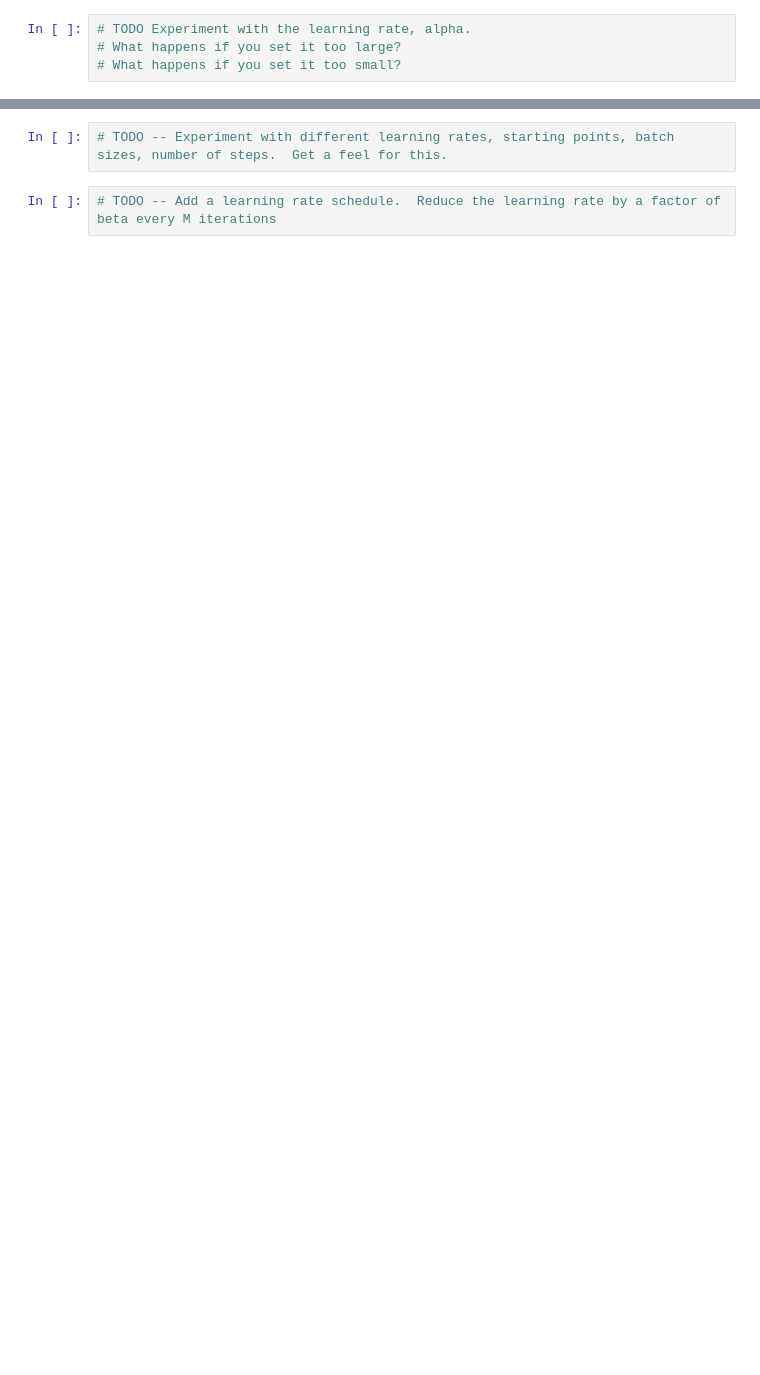
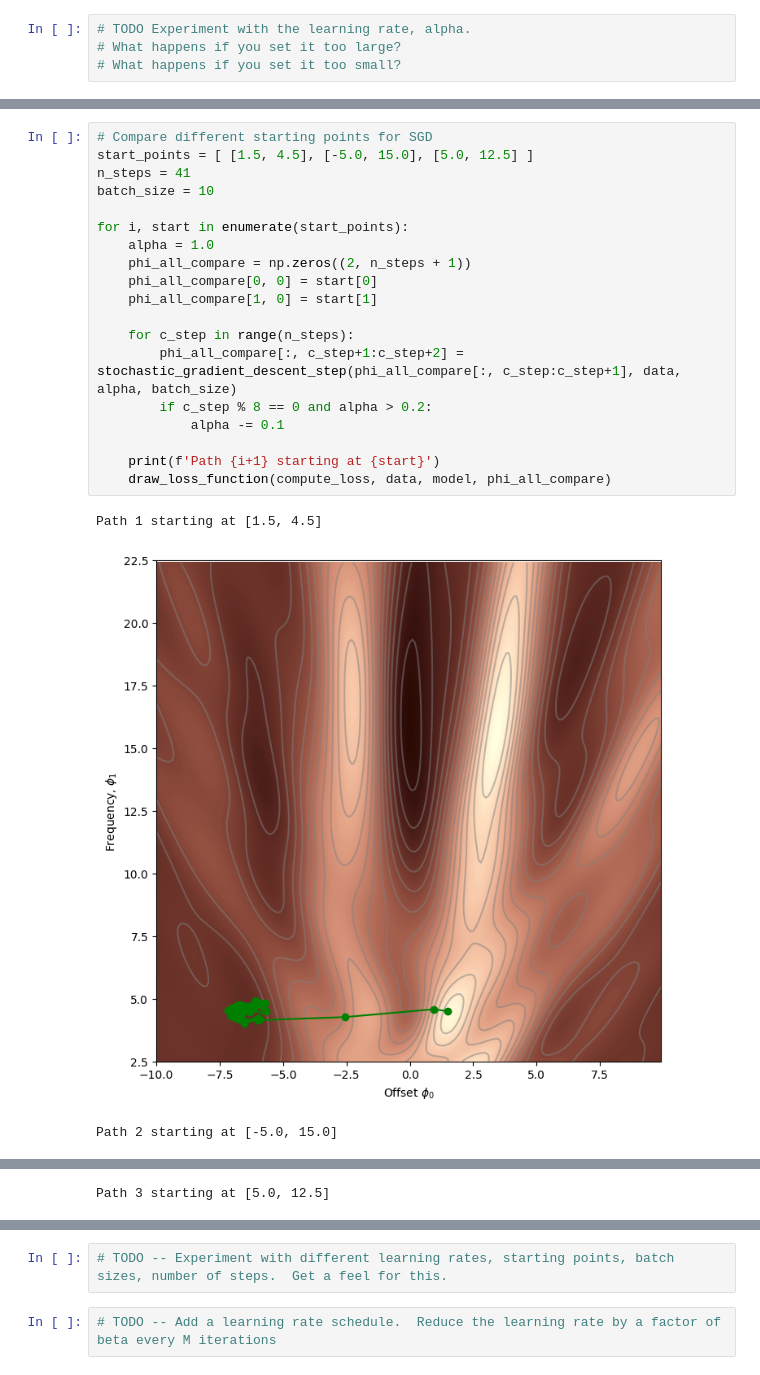
Before and after one commit to FrankHolzkamp/udlbook, a Jupyter notebook: Notebooks/Chap06/6_3_Stochastic_Gradient_Descent.ipynb, the cells around one changed output, grey strips where cells are left out. Cells and saved outputs as stored; diff of their text form; blank space fills up the shorter version.

```diff
--- a/Notebooks/Chap06/6_3_Stochastic_Gradient_Descent.ipynb
+++ b/Notebooks/Chap06/6_3_Stochastic_Gradient_Descent.ipynb
@@ -311,0 +365,23 @@ draw_loss_function(compute_loss, data, model,phi_all)
+# %%
+# Compare different starting points for SGD
+start_points = [ [1.5, 4.5], [-5.0, 15.0], [5.0, 12.5] ]
+n_steps = 41
+batch_size = 10
+
+for i, start in enumerate(start_points):
+    alpha = 1.0
+    phi_all_compare = np.zeros((2, n_steps + 1))
+    phi_all_compare[0, 0] = start[0]
+    phi_all_compare[1, 0] = start[1]
+
+    for c_step in range(n_steps):
+        phi_all_compare[:, c_step+1:c_step+2] = stochastic_gradient_descent_step(phi_all_compare[:, c_step:c_step+1], data, alpha, batch_size)
+        if c_step % 8 == 0 and alpha > 0.2:
+            alpha -= 0.1
+
+    print(f'Path {i+1} starting at {start}')
+    draw_loss_function(compute_loss, data, model, phi_all_compare)
+# %% [output]
+Path 1 starting at [1.5, 4.5]
+[figure, added]
+Path 2 starting at [-5.0, 15.0]
@@ -311,0 +389 @@ draw_loss_function(compute_loss, data, model,phi_all)
+Path 3 starting at [5.0, 12.5]
```
Also changed, not shown: parts of 9 cells of this notebook.
